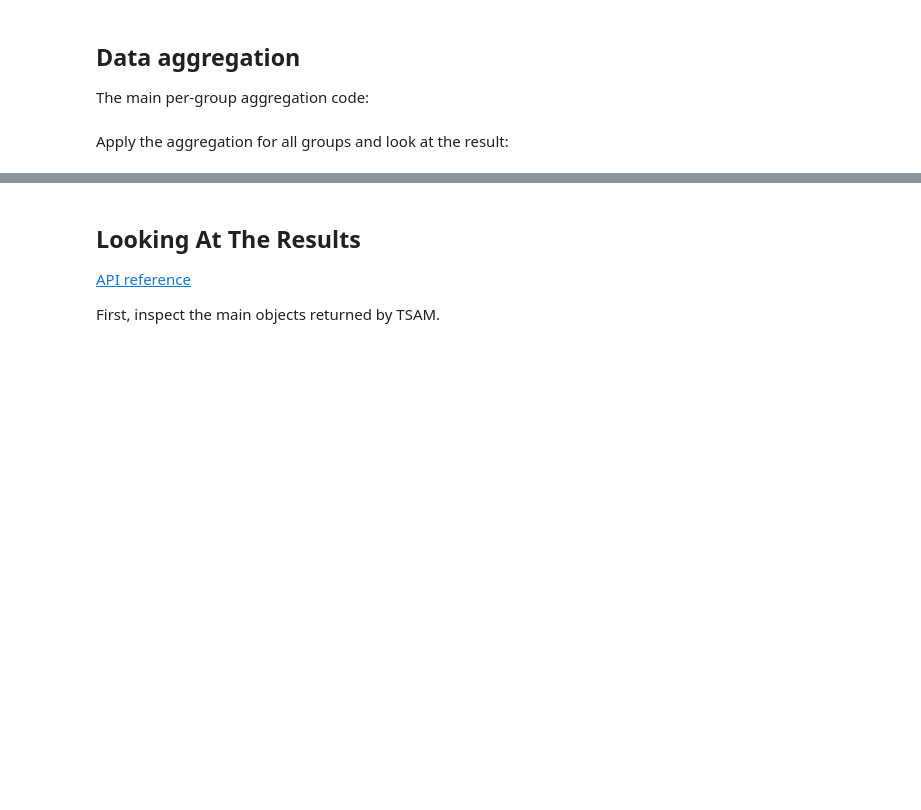
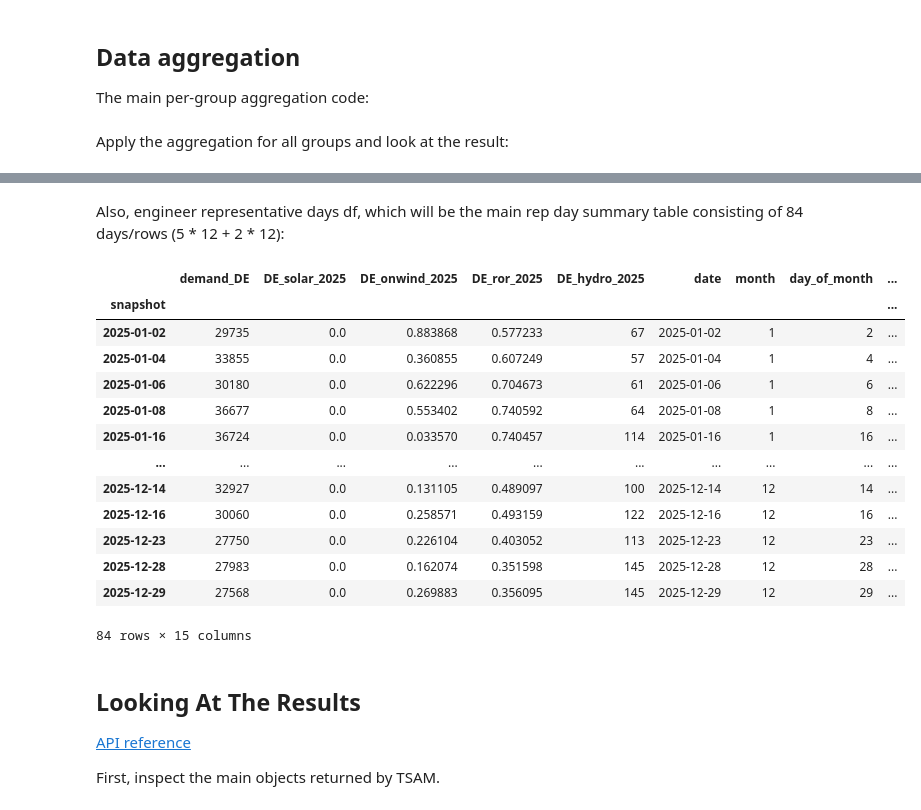
Before and after one commit to komaksym/tsam-notebook-workflows, a Jupyter notebook: src/approach_1.ipynb, the cells around one changed output, grey strips where cells are left out. Saved outputs shown, nothing was run; the diff lists cells and outputs as text; code cells hidden in the pictures; blank space fills up the shorter version.

```diff
--- a/src/approach_1.ipynb
+++ b/src/approach_1.ipynb
@@ -658,3 +703,23 @@ Let's run some sanity checks to validate the reduced, full dataset, we will chec
+# %% [markdown]
+Also, engineer representative days df, which will be the main rep day summary table consisting of 84 days/rows (5 * 12 + 2 * 12):
+# %%
+representative_days = final_reduced_df.drop_duplicates(subset=["date"], keep="first")
+representative_days
+# %% [output]
+|  | demand_DE | DE_solar_2025 | DE_onwind_2025 | DE_ror_2025 | DE_hydro_2025 | date | month | day_of_month | ... |
+| snapshot |  |  |  |  |  |  |  |  | ... |
+| 2025-01-02 | 29735 | 0.0 | 0.883868 | 0.577233 | 67 | 2025-01-02 | 1 | 2 | ... |
+| 2025-01-04 | 33855 | 0.0 | 0.360855 | 0.607249 | 57 | 2025-01-04 | 1 | 4 | ... |
+| 2025-01-06 | 30180 | 0.0 | 0.622296 | 0.704673 | 61 | 2025-01-06 | 1 | 6 | ... |
+| 2025-01-08 | 36677 | 0.0 | 0.553402 | 0.740592 | 64 | 2025-01-08 | 1 | 8 | ... |
+| 2025-01-16 | 36724 | 0.0 | 0.033570 | 0.740457 | 114 | 2025-01-16 | 1 | 16 | ... |
+| ... | ... | ... | ... | ... | ... | ... | ... | ... | ... |
+| 2025-12-14 | 32927 | 0.0 | 0.131105 | 0.489097 | 100 | 2025-12-14 | 12 | 14 | ... |
+| 2025-12-16 | 30060 | 0.0 | 0.258571 | 0.493159 | 122 | 2025-12-16 | 12 | 16 | ... |
+| 2025-12-23 | 27750 | 0.0 | 0.226104 | 0.403052 | 113 | 2025-12-23 | 12 | 23 | ... |
+| 2025-12-28 | 27983 | 0.0 | 0.162074 | 0.351598 | 145 | 2025-12-28 | 12 | 28 | ... |
+| 2025-12-29 | 27568 | 0.0 | 0.269883 | 0.356095 | 145 | 2025-12-29 | 12 | 29 | ... |
+84 rows × 15 columns
 # %% [markdown]
 ## Looking At The Results
 [API reference](https://tsam.readthedocs.io/en/latest/api/tsam/result/#tsam.result.AggregationResult)
```
Also changed, not shown: parts of 8 cells of this notebook.
